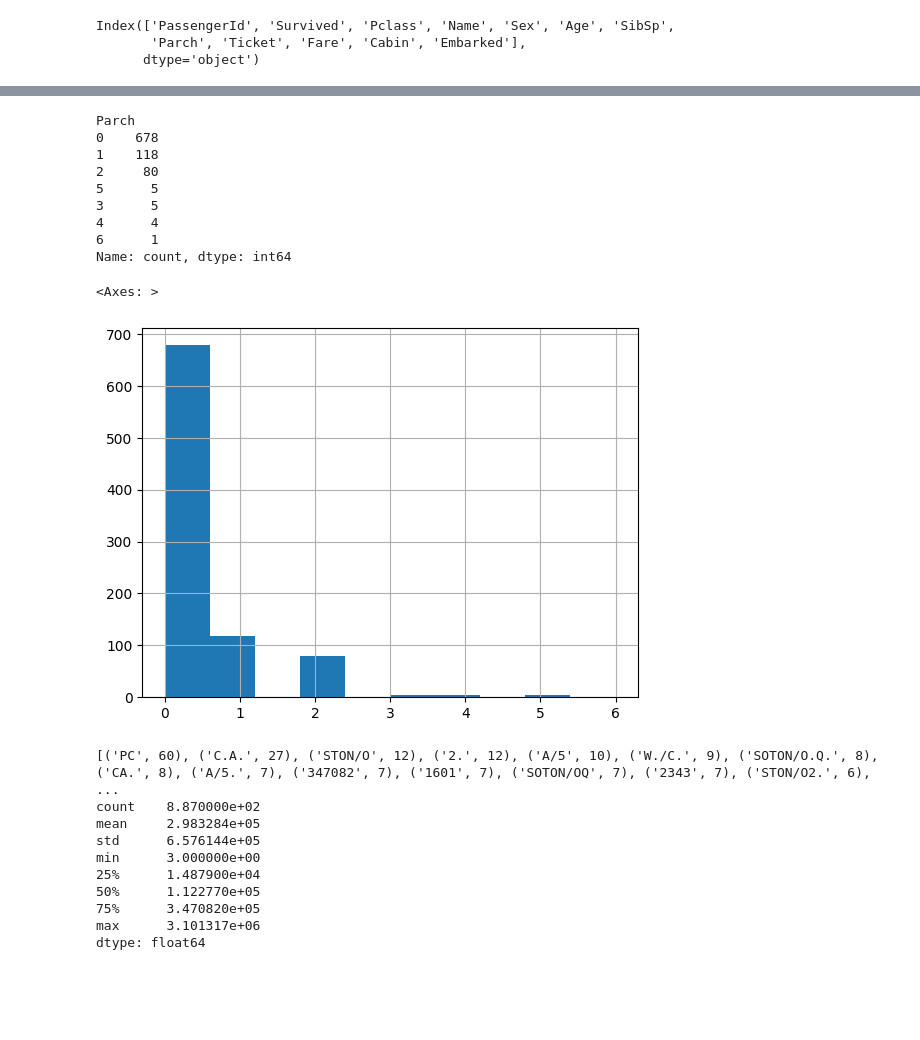
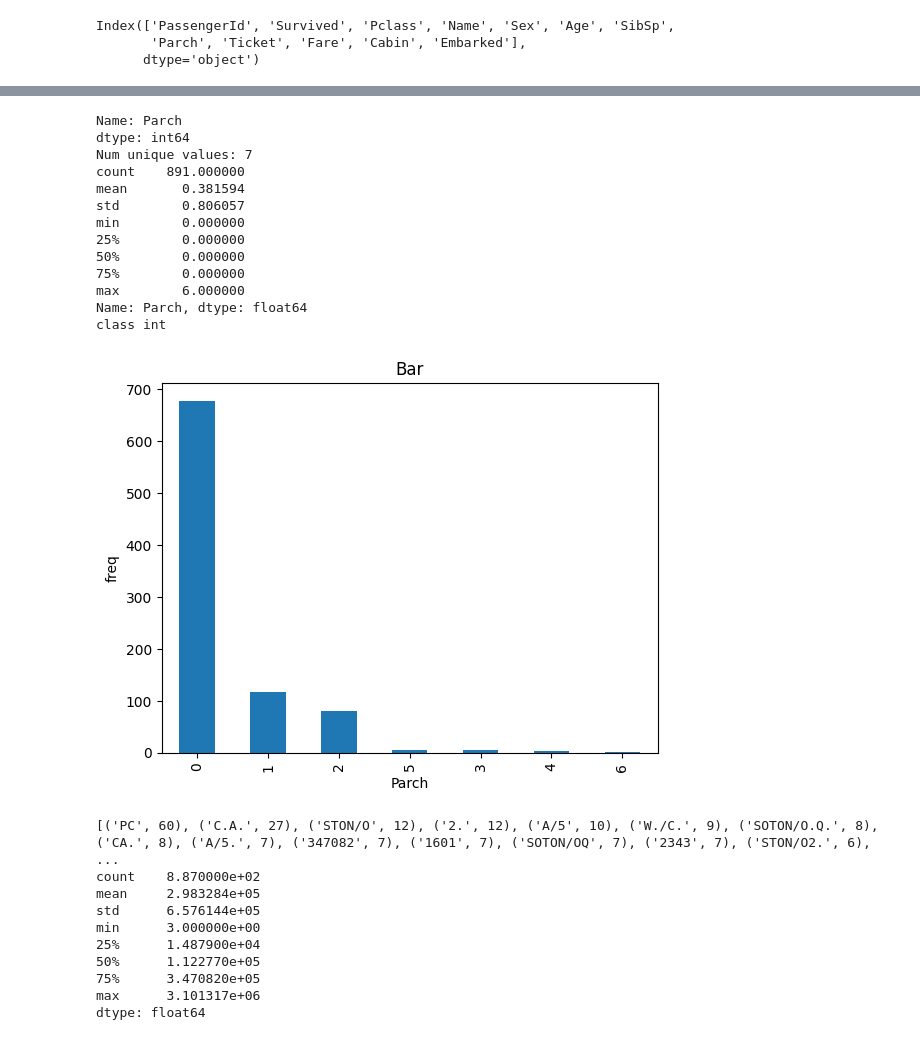
Before and after one commit to nlandy/Titanic, a Jupyter notebook: titanic.ipynb, the cells around one changed output, grey strips where cells are left out. Saved outputs shown, nothing was run; the diff lists cells and outputs as text; code cells hidden in the pictures; blank space fills up the shorter version.

```diff
--- a/titanic.ipynb
+++ b/titanic.ipynb
@@ -179,23 +267,25 @@ Name: count, dtype: int64
 # %%
 # Next is num parents / children on Titanic
-print(df.Parch.value_counts())
-df.Parch.hist()
+EDA_1D(df.Parch)
 # Most folks don't have parents or children
 # The most common non-zero value is 1
 # Could split this up into categorical features?
 # Maybe just 0, 1, 2, and 2+?
 # %% [output]
-Parch
-0    678
-1    118
-2     80
-5      5
-3      5
-4      4
-6      1
-Name: count, dtype: int64
+Name: Parch
+dtype: int64
+Num unique values: 7
+count    891.000000
+mean       0.381594
+std        0.806057
+min        0.000000
+25%        0.000000
+50%        0.000000
+75%        0.000000
+max        6.000000
+Name: Parch, dtype: float64
+class int
-<Axes: >
-[figure, old version]
+[figure, new version]
 # %%
 # Next is ticket id
 # This seems more like a string?
```
Also changed, not shown: parts of 12 cells of this notebook.
